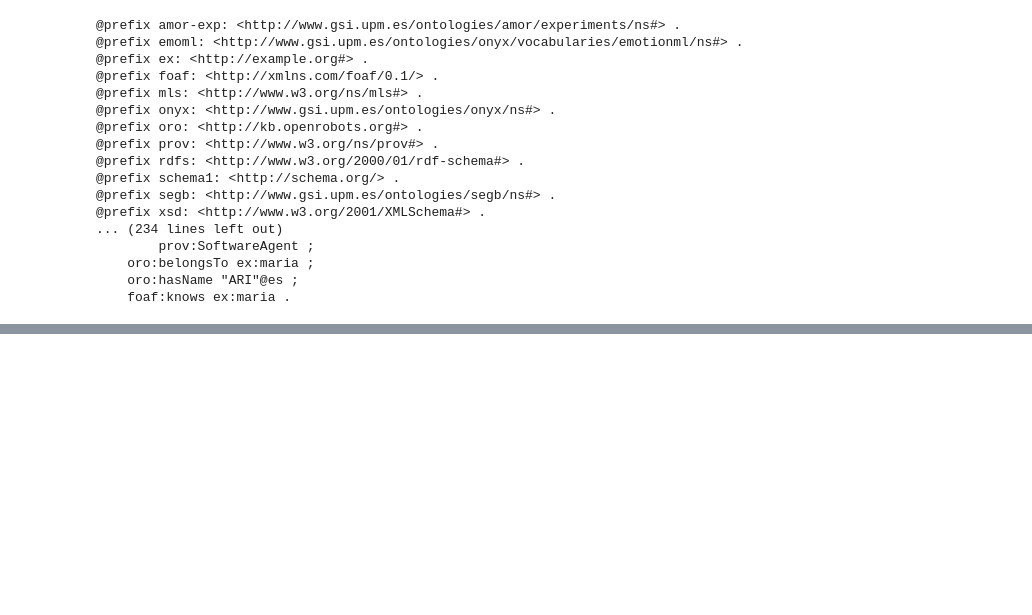
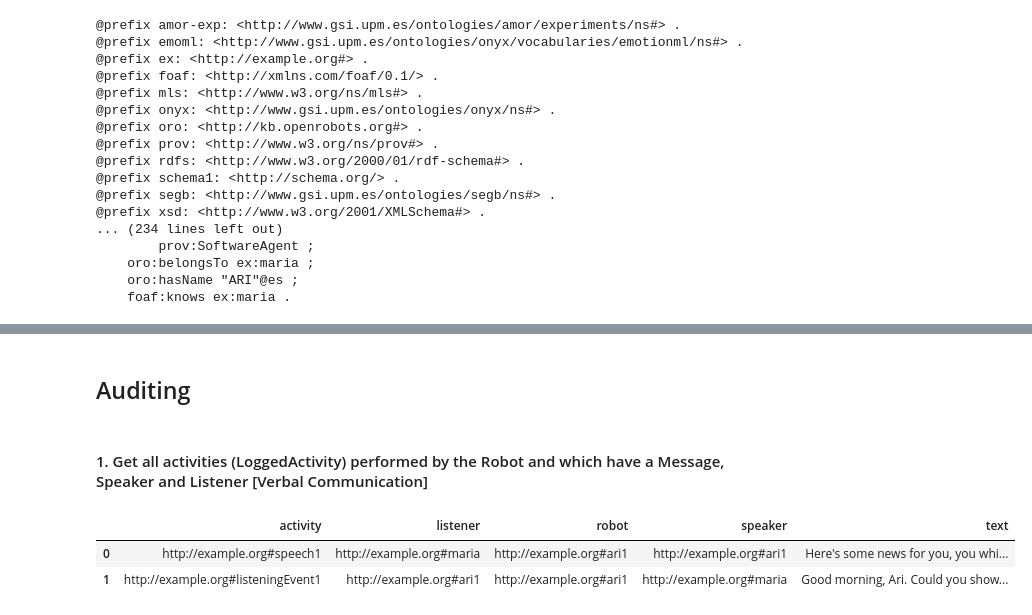
Before and after one commit to Pokoyokjk/TFG_Gloria, a Jupyter notebook: tutorial/SEGB_tutorial.ipynb, the cells around one changed output, grey strips where cells are left out. Cells and saved outputs as stored; diff of their text form; code cells hidden in the pictures; blank space fills up the shorter version.

```diff
--- a/tutorial/SEGB_tutorial.ipynb
+++ b/tutorial/SEGB_tutorial.ipynb
@@ -561,2 +612,37 @@ File successfully downloaded to: graph.ttl
 html/segb_graph_10.html
 [interactive output not drawn]
+# %% [markdown]
+## Auditing
+# %% [markdown]
+#### 1. Get all activities (LoggedActivity) performed by the Robot and which have a Message, Speaker and Listener [Verbal Communication]
+# %%
+from rdflib import Graph
+import pandas as pd
+
+g = Graph()
+g.parse("graph.ttl", format="turtle")
+
+
+query = """
+PREFIX segb: <http://www.gsi.upm.es/ontologies/segb/ns#>
+PREFIX oro: <http://kb.openrobots.org#>
+
+SELECT ?activity ?robot ?speaker ?listener ?text
+WHERE {
+?activity a segb:LoggedActivity ;
+        segb:wasPerformedBy ?robot ;
+        oro:hasMessage ?msg ;
+        oro:hasSpeaker ?speaker ;
+        oro:hasListener ?listener .
+?msg a oro:Message ;
+        oro:hasText ?text .
+}
+"""
+
+result = g.query(query)
+df = pd.DataFrame(result.bindings)
+df
+# %% [output]
+|  | activity | listener | robot | speaker | text |
+| 0 | http://example.org#speech1 | http://example.org#maria | http://example.org#ari1 | http://example.org#ari1 | Here's some news for you, you whi... |
+| 1 | http://example.org#listeningEvent1 | http://example.org#ari1 | http://example.org#ari1 | http://example.org#maria | Good morning, Ari. Could you show... |
```
Also changed, not shown: parts of 33 cells of this notebook, 11 other files.
